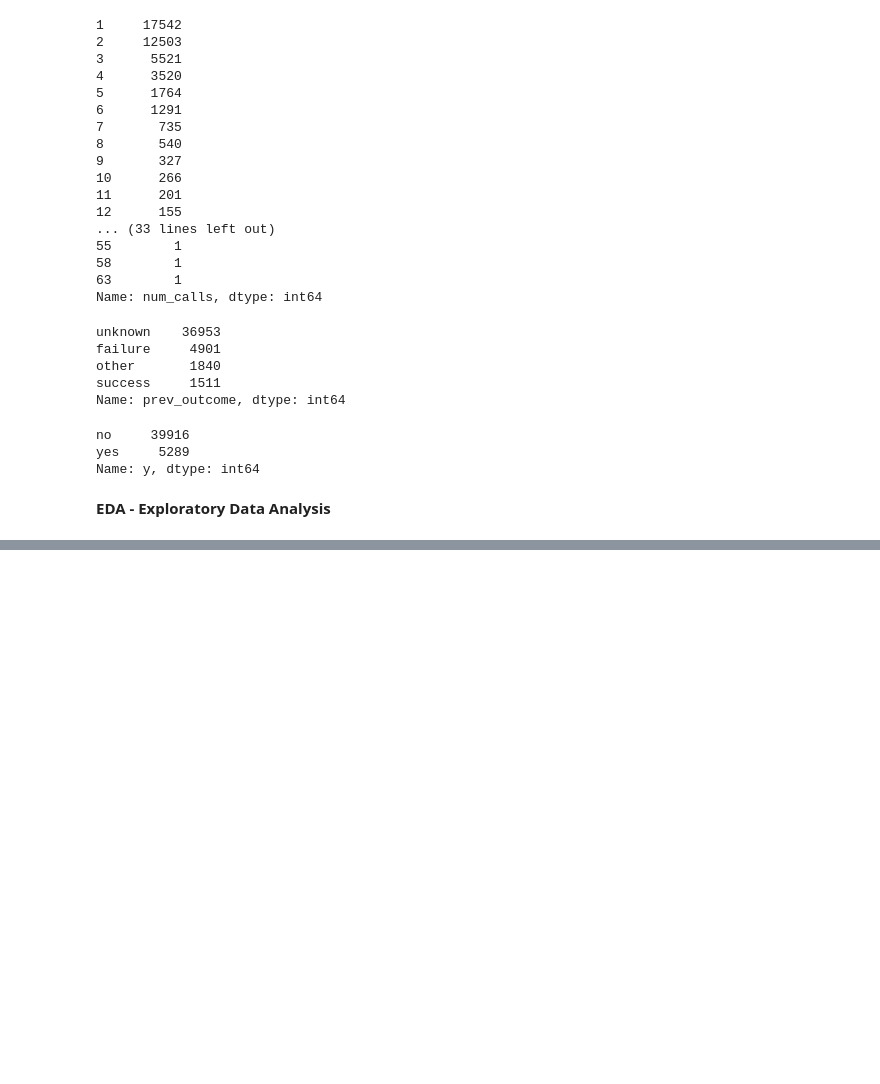
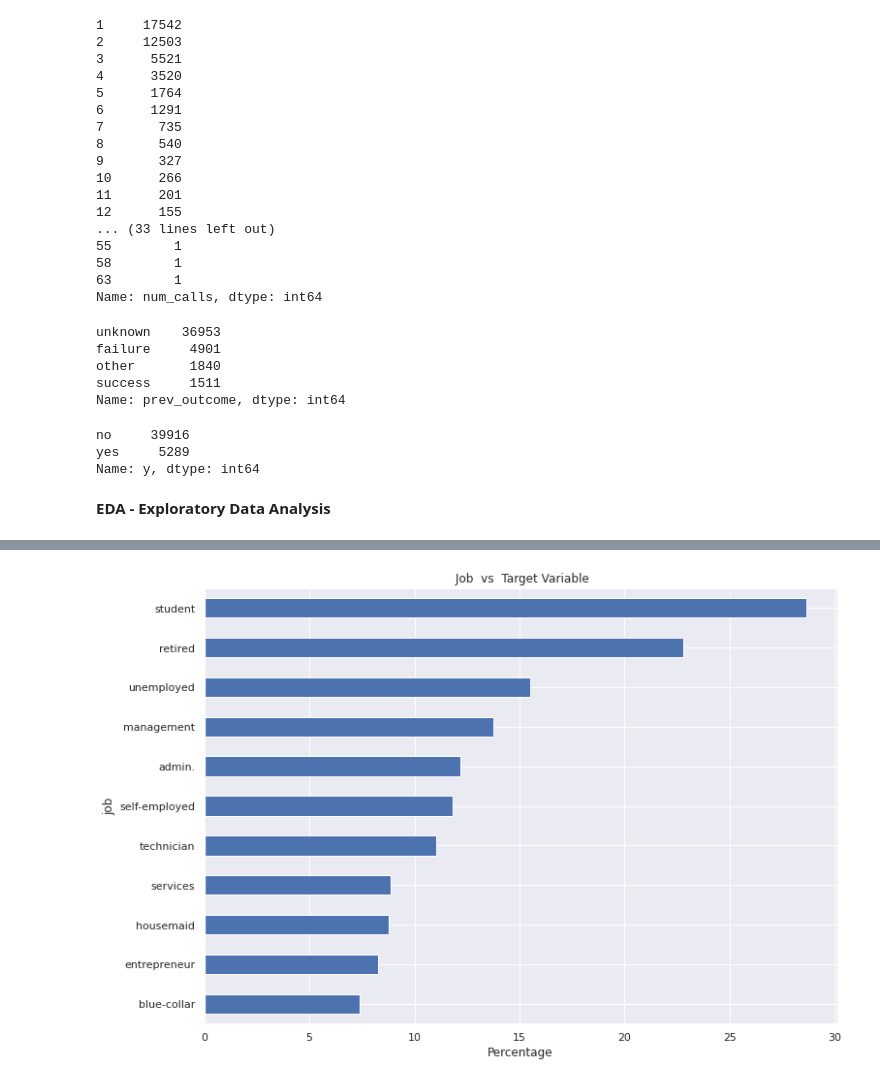
Before and after one commit to KishorAlagappan/customer-conversion-prediction-app, a Jupyter notebook: Customer_Conversion_Prediction_ML_Model.ipynb, the cells around one changed output, grey strips where cells are left out. Cells and saved outputs as stored; diff of their text form; code cells hidden in the pictures; blank space fills up the shorter version.

```diff
--- a/Customer_Conversion_Prediction_ML_Model.ipynb
+++ b/Customer_Conversion_Prediction_ML_Model.ipynb
@@ -247,0 +267,7 @@ dataset['target'] = dataset['y'].map({"yes":1, "no":0})
+# %%
+(dataset.groupby('job')['target'].mean()*100).sort_values().plot(kind='barh')
+plt.xlabel('Percentage')
+plt.title(' Job  vs  Target Variable')
+plt.show()
+# %% [output]
+[figure, added]
```
Also changed, not shown: parts of 7 cells of this notebook.
